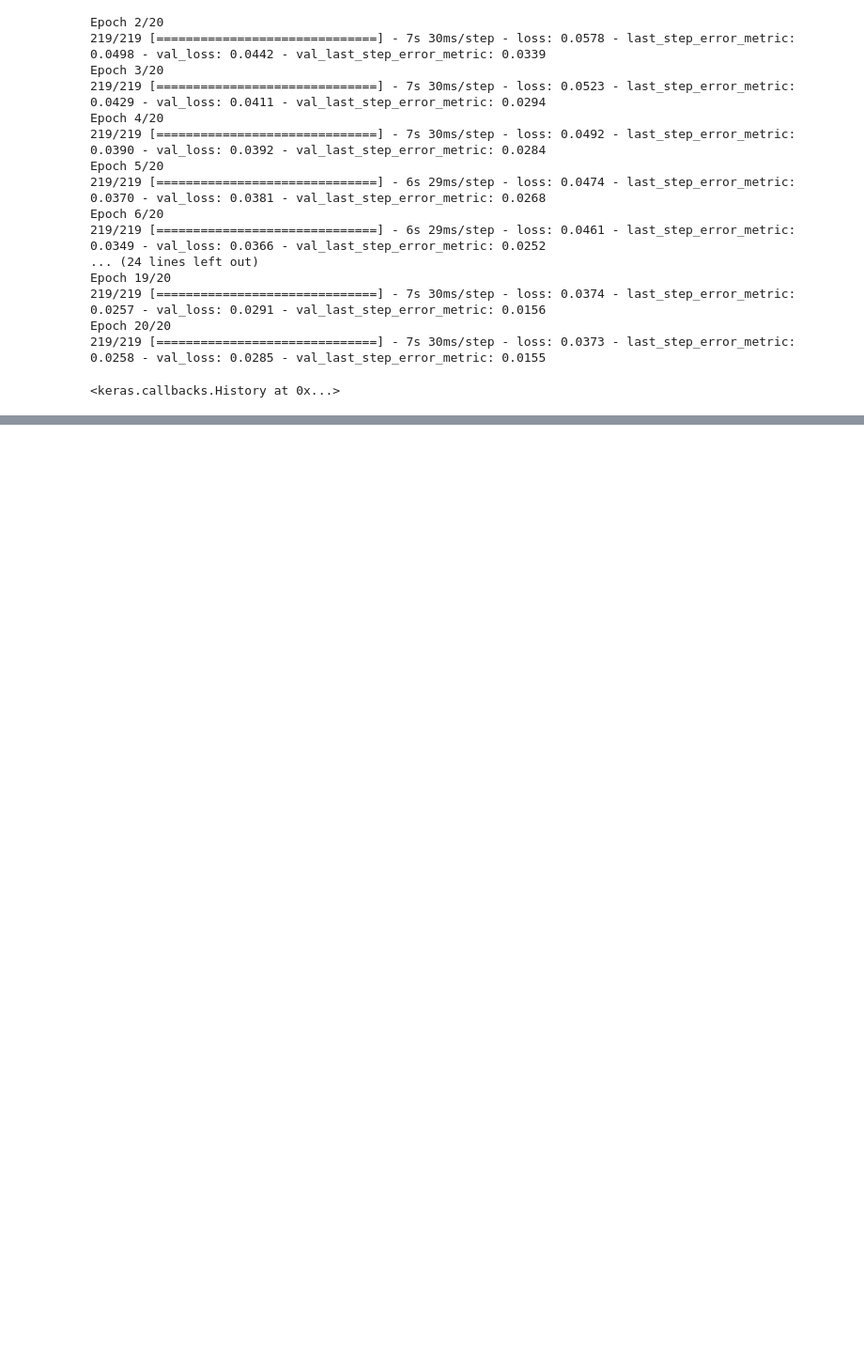
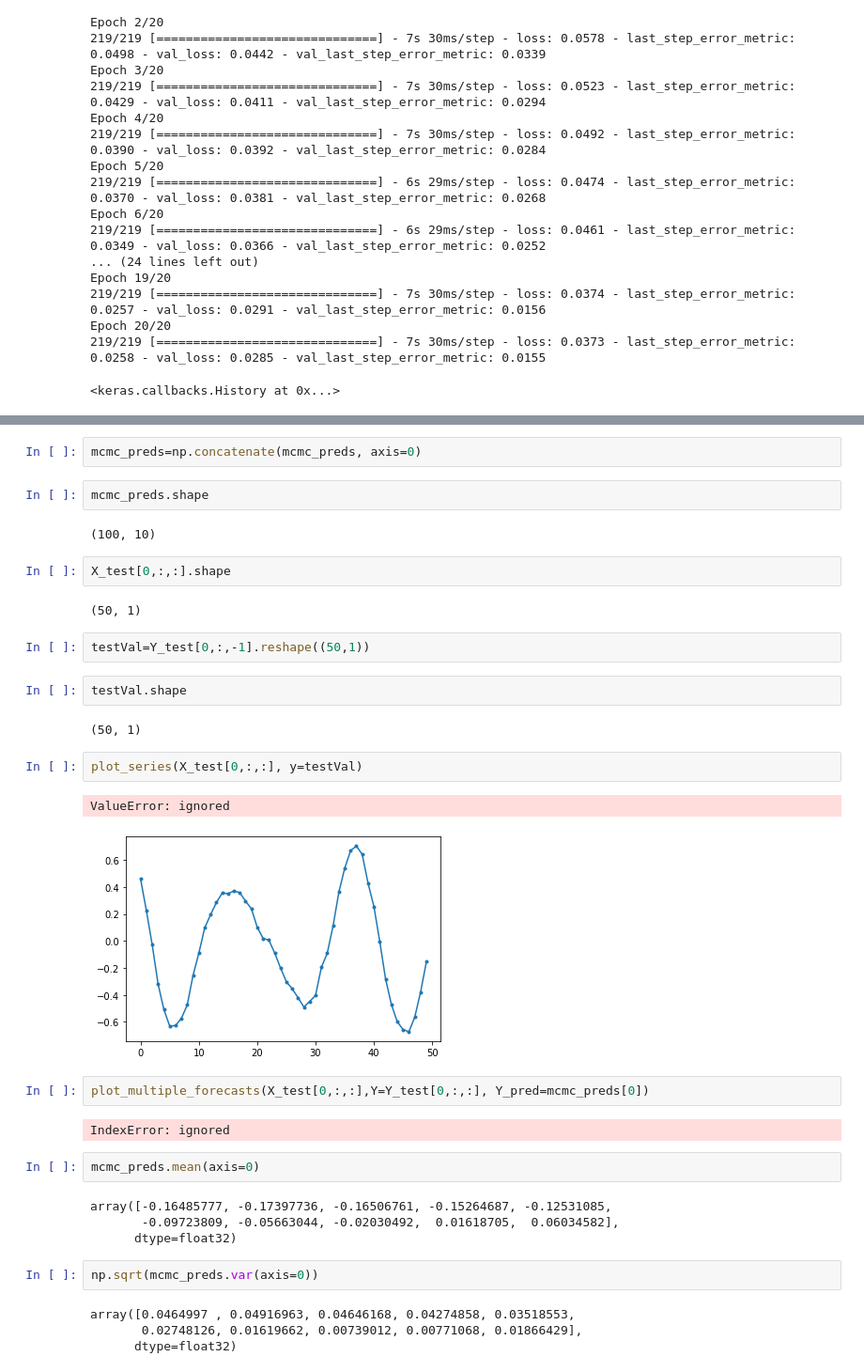
Before and after one commit to rahuljungbahadur/hands_on_ml_book, a Jupyter notebook: Rnn_time_series.ipynb, the cells around one changed output, grey strips where cells are left out. Shown: that part at 94% size. Saved outputs shown, nothing was run; the diff lists cells and outputs as text; blank space fills up the shorter version.

Commit message:
completed mcmc forecasts

```diff
--- a/Rnn_time_series.ipynb
+++ b/Rnn_time_series.ipynb
@@ -529,0 +535,37 @@ Epoch 20/20
+# %%
+mcmc_preds=np.concatenate(mcmc_preds, axis=0)
+# %%
+mcmc_preds.shape
+# %% [output]
+(100, 10)
+# %%
+X_test[0,:,:].shape
+# %% [output]
+(50, 1)
+# %%
+testVal=Y_test[0,:,-1].reshape((50,1))
+# %%
+testVal.shape
+# %% [output]
+(50, 1)
+# %%
+plot_series(X_test[0,:,:], y=testVal)
+# %% [output]
+ValueError: ignored
+[figure, added]
+# %%
+plot_multiple_forecasts(X_test[0,:,:],Y=Y_test[0,:,:], Y_pred=mcmc_preds[0])
+# %% [output]
+IndexError: ignored
+# %%
+mcmc_preds.mean(axis=0)
+# %% [output]
+array([-0.16485777, -0.17397736, -0.16506761, -0.15264687, -0.12531085,
+       -0.09723809, -0.05663044, -0.02030492,  0.01618705,  0.06034582],
+      dtype=float32)
+# %%
+np.sqrt(mcmc_preds.var(axis=0))
+# %% [output]
+array([0.0464997 , 0.04916963, 0.04646168, 0.04274858, 0.03518553,
+       0.02748126, 0.01619662, 0.00739012, 0.00771068, 0.01866429],
+      dtype=float32)
```
Also changed, not shown: parts of 1 cell of this notebook.
